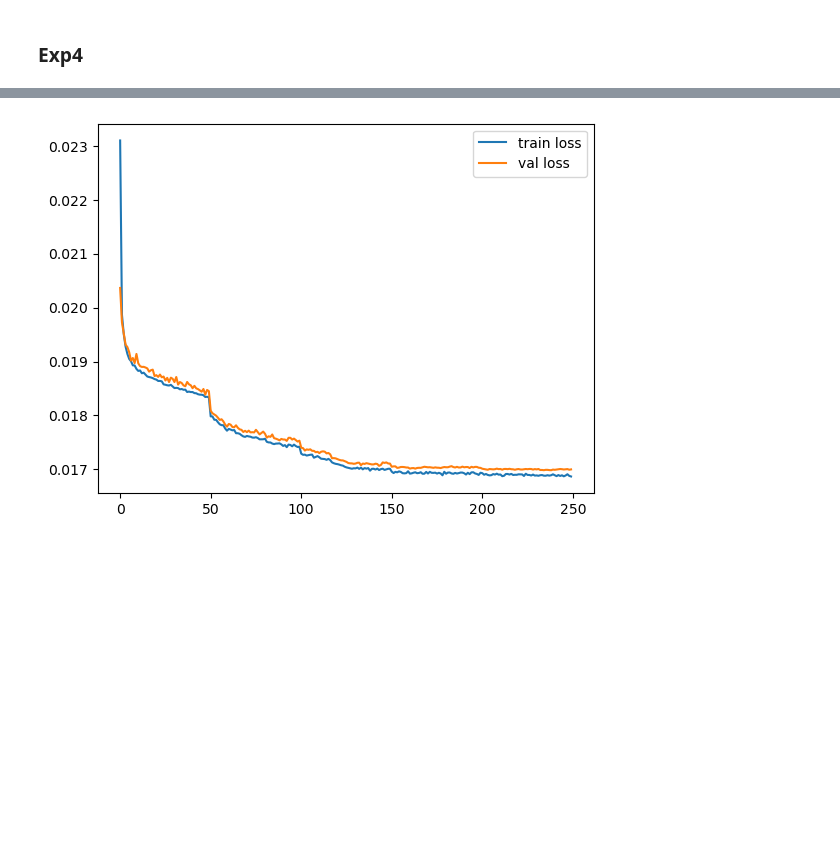
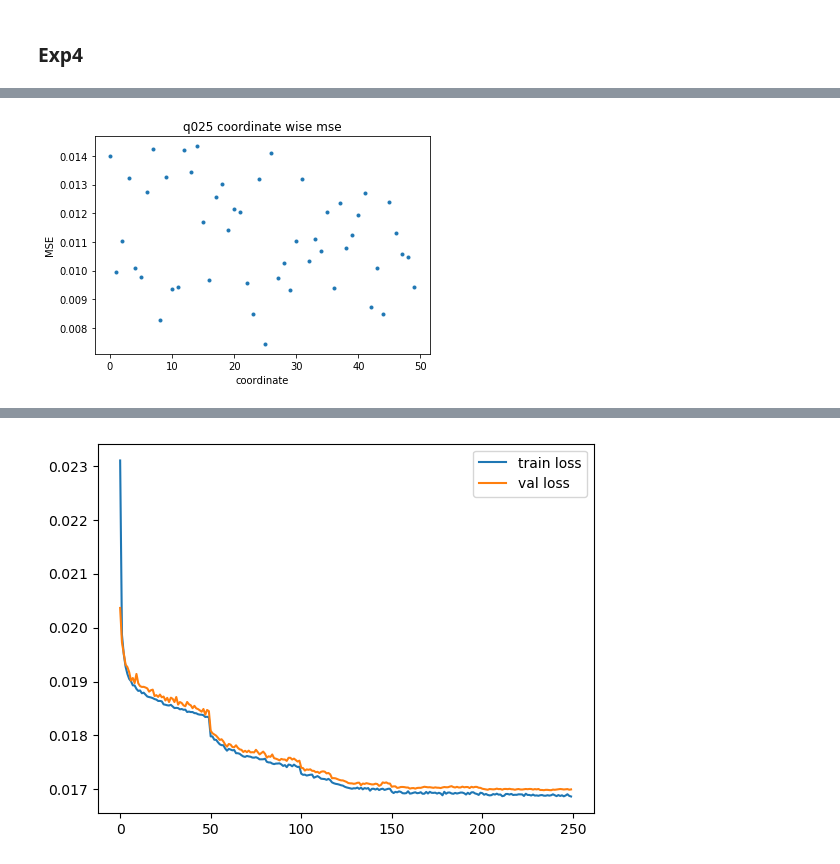
Before and after one commit to glory-99/simulation-based-inference, a Jupyter notebook: dynamic.ipynb, the cells around one changed output, grey strips where cells are left out. Drawn from its saved outputs; the diff is of its cells as text; code cells hidden in the pictures; blank space fills up the shorter version.

```diff
--- a/dynamic.ipynb
+++ b/dynamic.ipynb
@@ -809,0 +835,8 @@ Val loss: 0.01700
+# %%
+plt.plot(mse_q025,'.')
+plt.xlabel('coordinate')
+plt.ylabel('MSE')
+plt.title('q025 coordinate wise mse')
+plt.show()
+# %% [output]
+[figure, added]
```
Also changed, not shown: parts of 9 cells of this notebook, 2 other files.
